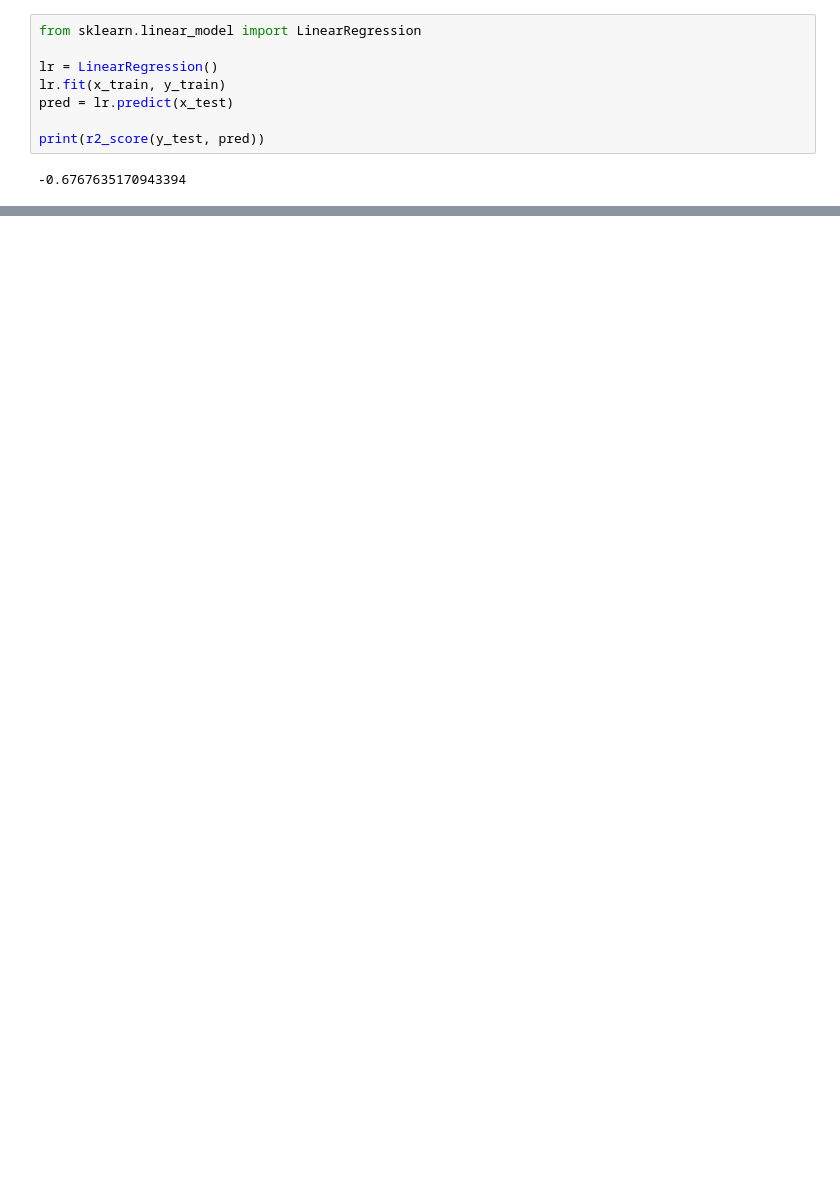
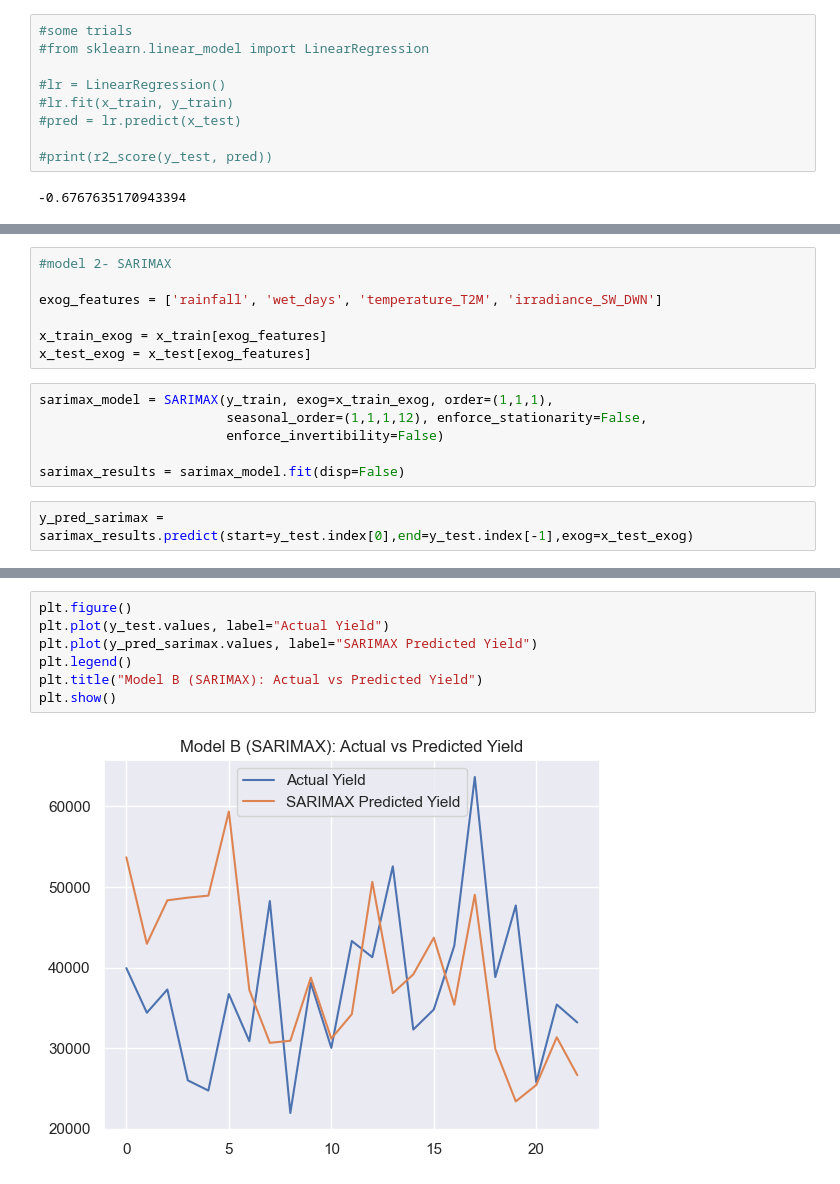
Before and after one commit to Akshatha7710/smart-tea-estate-management-system, a Jupyter notebook: Notebooks/productivity_prediction.ipynb, the cells around one changed output, grey strips where cells are left out. Saved outputs shown, nothing was run; the diff lists cells and outputs as text; blank space fills up the shorter version.

Commit message:
Trained data on SARIMAX model

```diff
--- a/Notebooks/productivity_prediction.ipynb
+++ b/Notebooks/productivity_prediction.ipynb
@@ -370,13 +373,14 @@ x_test.index.equals(y_test.index)
 # %% [output]
 True
 # %%
-from sklearn.linear_model import LinearRegression
+#some trials
+#from sklearn.linear_model import LinearRegression
 
-lr = LinearRegression()
-lr.fit(x_train, y_train)
-pred = lr.predict(x_test)
+#lr = LinearRegression()
+#lr.fit(x_train, y_train)
+#pred = lr.predict(x_test)
 
-print(r2_score(y_test, pred))
+#print(r2_score(y_test, pred))
 # %% [output]
 -0.6767635170943394
 # %%
@@ -385,2 +389,17 @@ print("Mean baseline R²:", r2_score(y_test, mean_pred))
 # %% [output]
 Mean baseline R²: -0.5585069310978066
+# %%
+#model 2- SARIMAX
+
+exog_features = ['rainfall', 'wet_days', 'temperature_T2M', 'irradiance_SW_DWN']
+
+x_train_exog = x_train[exog_features]
+x_test_exog = x_test[exog_features]
+# %%
+sarimax_model = SARIMAX(y_train, exog=x_train_exog, order=(1,1,1),
+                        seasonal_order=(1,1,1,12), enforce_stationarity=False,
+                        enforce_invertibility=False)
+
+sarimax_results = sarimax_model.fit(disp=False)
+# %%
+y_pred_sarimax = sarimax_results.predict(start=y_test.index[0],end=y_test.index[-1],exog=x_test_exog)
@@ -386,0 +421,9 @@ Mean baseline R²: -0.5585069310978066
+# %%
+plt.figure()
+plt.plot(y_test.values, label="Actual Yield")
+plt.plot(y_pred_sarimax.values, label="SARIMAX Predicted Yield")
+plt.legend()
+plt.title("Model B (SARIMAX): Actual vs Predicted Yield")
+plt.show()
+# %% [output]
+[figure, added]
```
Also changed, not shown: parts of 8 cells of this notebook.
